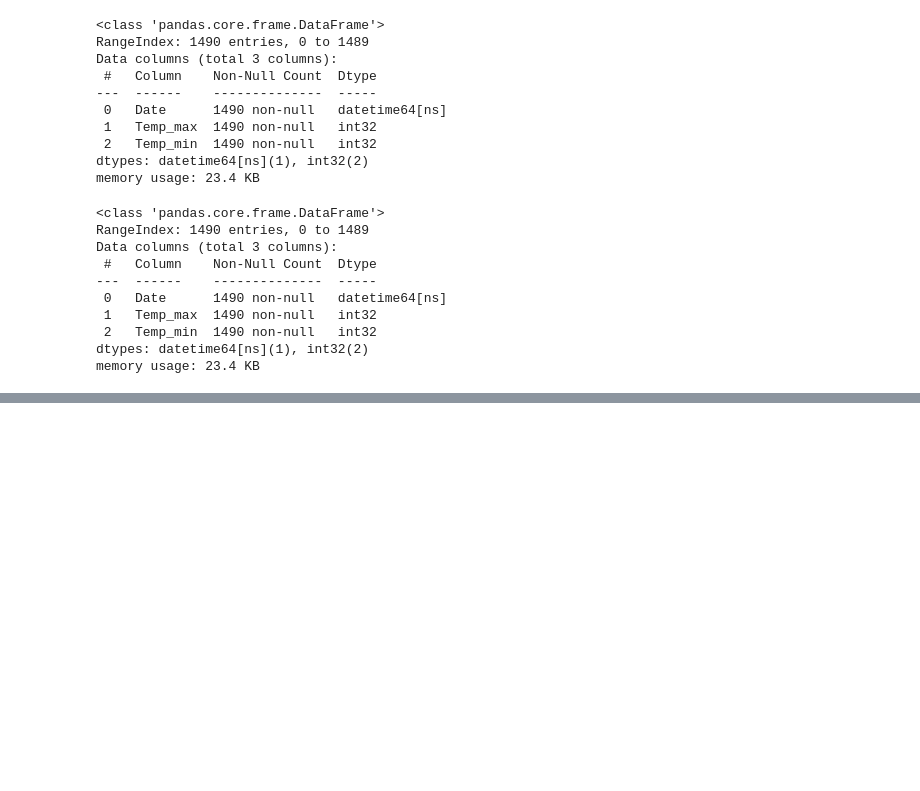
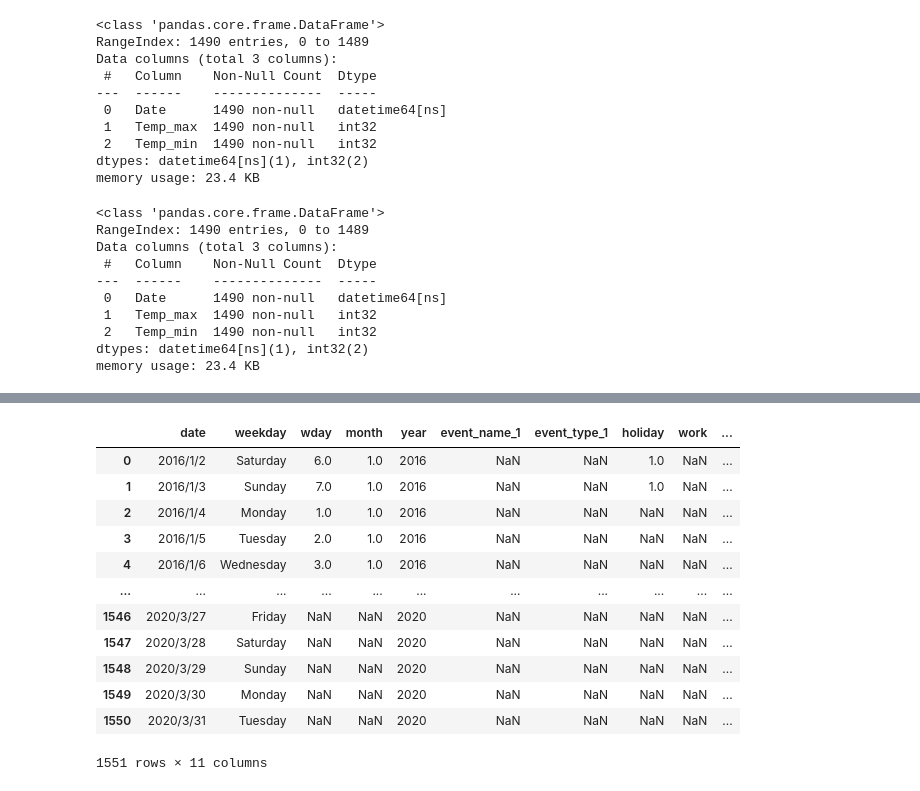
Before and after one commit to sunmingbai/BUD_competition, a Jupyter notebook: Ming/Model1.ipynb, the cells around one changed output, grey strips where cells are left out. Saved outputs shown, nothing was run; the diff lists cells and outputs as text; code cells hidden in the pictures; blank space fills up the shorter version.

```diff
--- a/Ming/Model1.ipynb
+++ b/Ming/Model1.ipynb
@@ -10,7 +10,8 @@ historicalsale=pd.read_csv("E:\工作\百威\(Replace)Historical Sales Volume 20
 masterdata=pd.read_csv("E:\工作\百威\(Replace)Product Master Data.csv")
 commercialplanning=pd.read_csv("E:\工作\百威\(Replace)Commercial Planning.csv")
 # %%
-calendar=pd.read_csv("C:/Users/mings/BUD/rearranged_sale.csv")
+saleseries=pd.read_csv("C:/Users/mings/BUD/rearranged_sale.csv")
+calendar=pd.read_csv("E:\工作\百威\calendar.csv")
 # %%
 historicalsale['Date']=historicalsale['Date'].apply(lambda x: datetime.strptime(x,'%Y/%m/%d'))
 # %%
@@ -127 +172,17 @@ memory usage: 23.4 KB
+# %%
+calendar.drop
+# %% [output]
+|  | date | weekday | wday | month | year | event_name_1 | event_type_1 | holiday | work | ... |
+| 0 | 2016/1/2 | Saturday | 6.0 | 1.0 | 2016 | NaN | NaN | 1.0 | NaN | ... |
+| 1 | 2016/1/3 | Sunday | 7.0 | 1.0 | 2016 | NaN | NaN | 1.0 | NaN | ... |
+| 2 | 2016/1/4 | Monday | 1.0 | 1.0 | 2016 | NaN | NaN | NaN | NaN | ... |
+| 3 | 2016/1/5 | Tuesday | 2.0 | 1.0 | 2016 | NaN | NaN | NaN | NaN | ... |
+| 4 | 2016/1/6 | Wednesday | 3.0 | 1.0 | 2016 | NaN | NaN | NaN | NaN | ... |
+| ... | ... | ... | ... | ... | ... | ... | ... | ... | ... | ... |
+| 1546 | 2020/3/27 | Friday | NaN | NaN | 2020 | NaN | NaN | NaN | NaN | ... |
+| 1547 | 2020/3/28 | Saturday | NaN | NaN | 2020 | NaN | NaN | NaN | NaN | ... |
+| 1548 | 2020/3/29 | Sunday | NaN | NaN | 2020 | NaN | NaN | NaN | NaN | ... |
+| 1549 | 2020/3/30 | Monday | NaN | NaN | 2020 | NaN | NaN | NaN | NaN | ... |
+| 1550 | 2020/3/31 | Tuesday | NaN | NaN | 2020 | NaN | NaN | NaN | NaN | ... |
+1551 rows × 11 columns
 # %%
```
Also changed, not shown: parts of 6 cells of this notebook, 1 other file.
